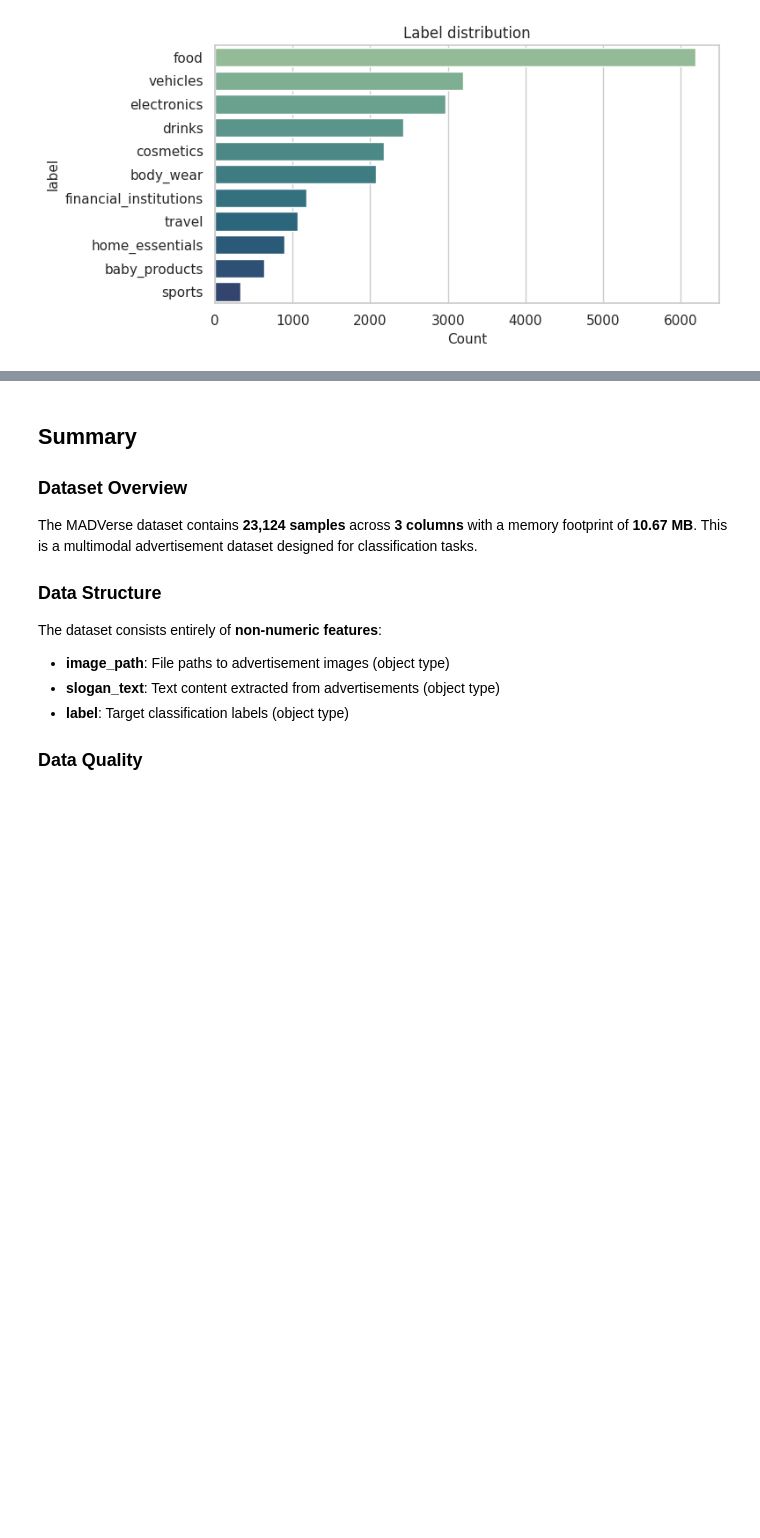
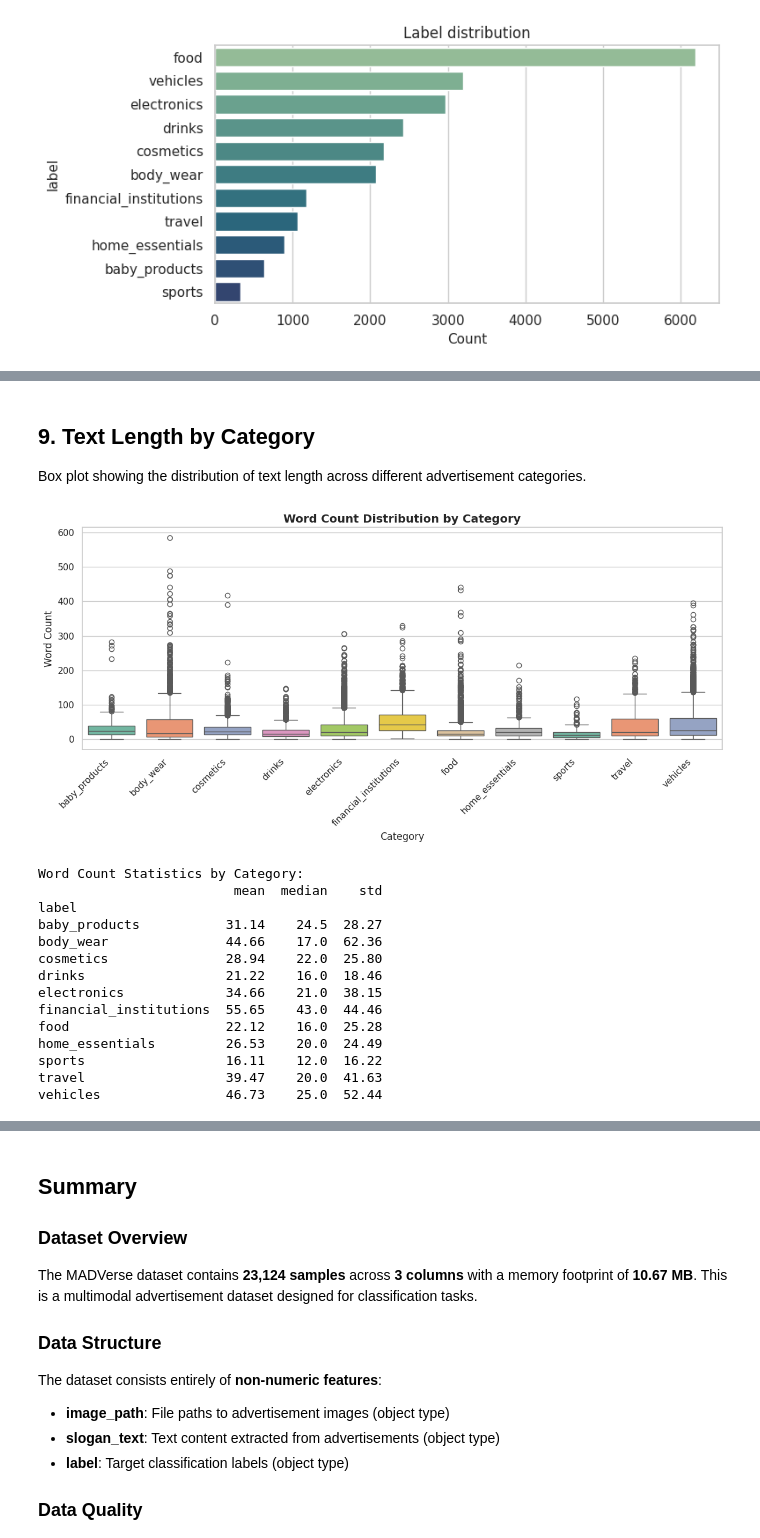
Before and after one commit to Avinna10/NN-DL, a Jupyter notebook: eda.ipynb, the cells around one changed output, grey strips where cells are left out. Cells and saved outputs as stored; diff of their text form; code cells hidden in the pictures; blank space fills up the shorter version.

```diff
--- a/eda.ipynb
+++ b/eda.ipynb
@@ -184,0 +229,33 @@ else:
+# %% [markdown]
+## 9. Text Length by Category
+
+Box plot showing the distribution of text length across different advertisement categories.
+# %%
+plt.figure(figsize=(12, 6))
+sns.boxplot(data=df_cast, x='label', y='word_count', palette='Set2', hue='label')
+plt.title('Word Count Distribution by Category', fontsize=14, fontweight='bold')
+plt.xlabel('Category', fontsize=12)
+plt.ylabel('Word Count', fontsize=12)
+plt.xticks(rotation=45, ha='right')
+plt.tight_layout()
+plt.show()
+
+# Statistics by category
+print("\nWord Count Statistics by Category:")
+print(df_cast.groupby('label')['word_count'].agg(['mean', 'median', 'std']).round(2))
+# %% [output]
+[figure, added]
+Word Count Statistics by Category:
+                         mean  median    std
+label
+baby_products           31.14    24.5  28.27
+body_wear               44.66    17.0  62.36
+cosmetics               28.94    22.0  25.80
+drinks                  21.22    16.0  18.46
+electronics             34.66    21.0  38.15
+financial_institutions  55.65    43.0  44.46
+food                    22.12    16.0  25.28
+home_essentials         26.53    20.0  24.49
+sports                  16.11    12.0  16.22
+travel                  39.47    20.0  41.63
+vehicles                46.73    25.0  52.44
```
Also changed, not shown: parts of 7 cells of this notebook, 4 other files.
